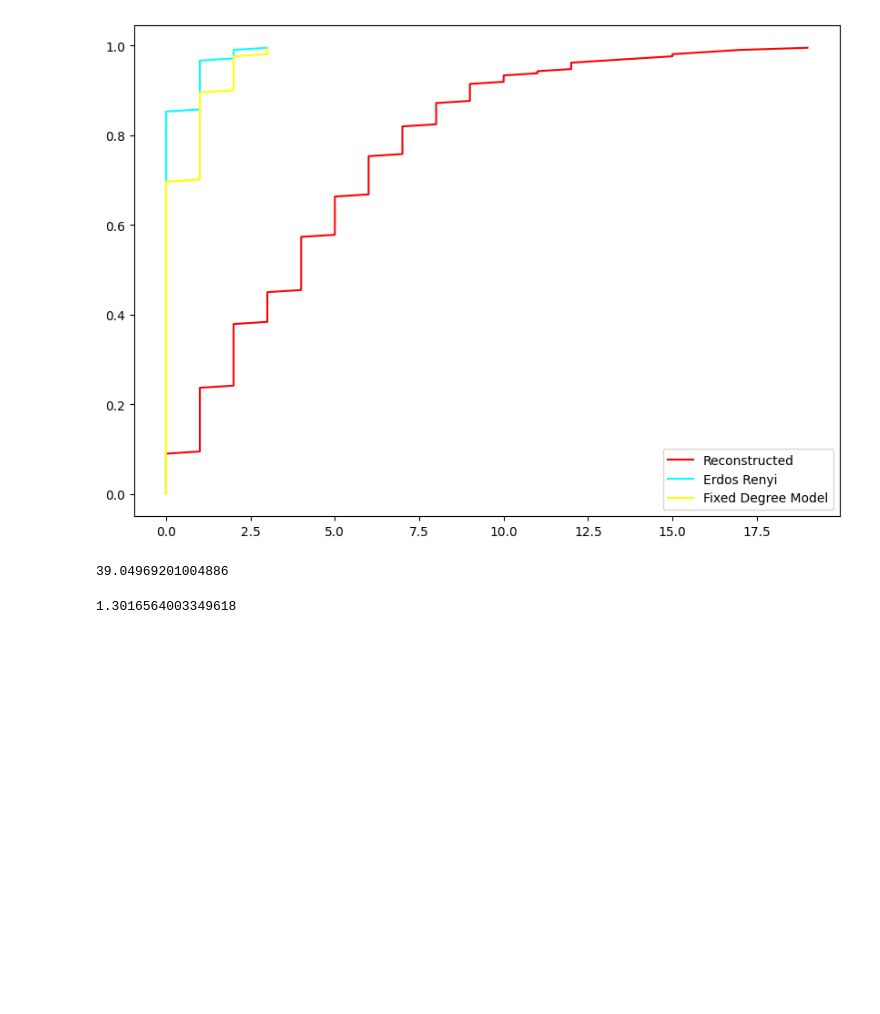
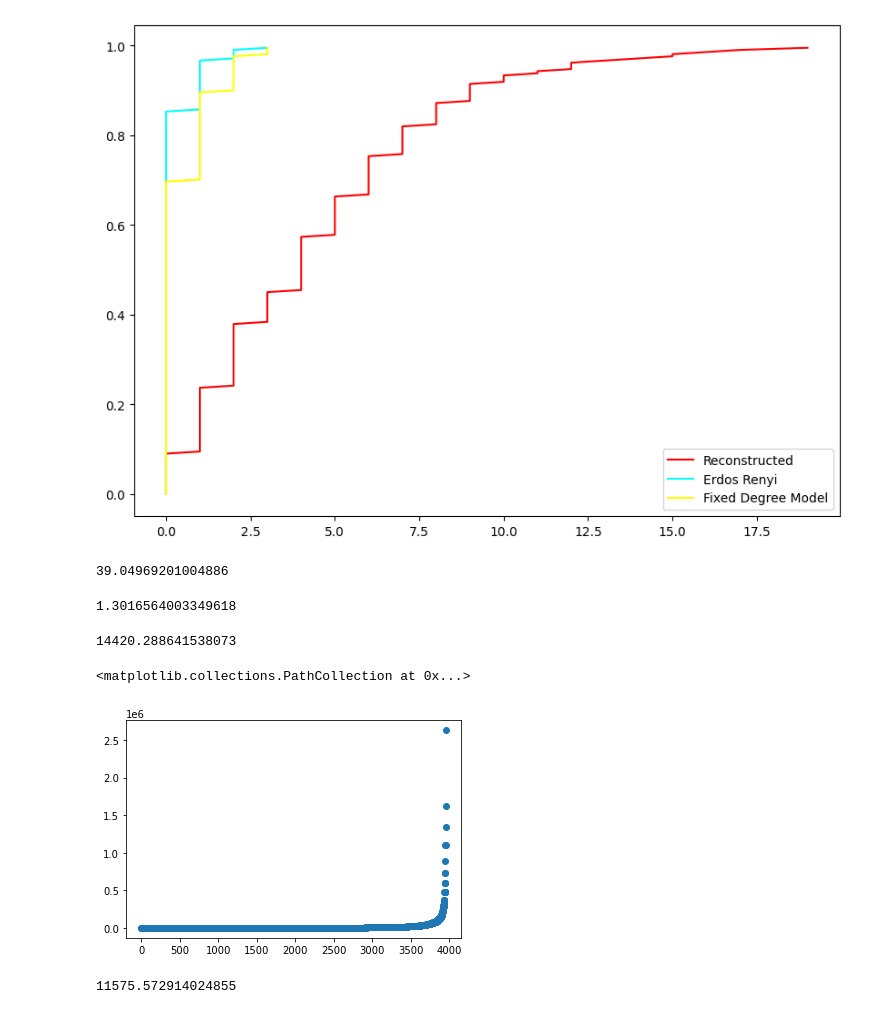
Before and after one commit to ArjunParthasarathy/MF-GrC-Connectivity, a Jupyter notebook: random_graph.ipynb, the cells around one changed output. Drawn from its saved outputs; the diff is of its cells as text; code cells hidden in the pictures; blank space fills up the shorter version.

```diff
--- a/random_graph.ipynb
+++ b/random_graph.ipynb
@@ -13,9 +14,7 @@ def load(networkx_path):
         G = pickle.load(f)
     return G
 
-# Production ready data: './graph_mf_grc_binary_210519.gz'
-# Experimental data (doesn't have same graph format): './graph_mf_grc_synapse_210518_all.gz'
-G = load('../graphs/graph_mf_grc_binary_210519.gz')
+G = load('./graphs/graph_mf_grc_binary_210519.gz')
 # %%
 grc_nodes = [n for n in G.nodes(data=True) if n[1]['cell_type'] == 'grc']
 mf_nodes = [n for n in G.nodes(data=True) if n[1]['cell_type'] == 'mf']
@@ -522,3 +519,35 @@ print(cv)
 (se / mu) * 100
 # %% [output]
 1.3016564003349618
+# %%
+def count_combinations():
+    # Turn distance to nm from um
+    radius = np.mean(dendrite_lengths)
+    permutations_per_grc = []
+    for grc in all_grcs:
+        num_candidates = 0
+        for bouton in all_boutons:
+            if scipy.spatial.distance.euclidean(G.nodes[bouton]['xyz'], G.nodes[grc]['xyz']) <= radius:
+                num_candidates += 1
+        sample_size = G.in_degree(grc)
+        p = scipy.special.comb(num_candidates, sample_size)
+        permutations_per_grc.append(p)
+    return permutations_per_grc
+# %%
+perms = count_combinations()
+# %%
+np.mean(perms)
+# %% [output]
+14420.288641538073
+# %%
+x = np.arange(len(perms))
+y = np.sort(perms)
+plt.scatter(x, y)
+# %% [output]
+<matplotlib.collections.PathCollection at 0x...>
+[figure, added]
+# %%
+# Exclude outliers
+np.mean(y[:-10])
+# %% [output]
+11575.572914024855
```
Also changed, not shown: parts of 4 cells of this notebook, 3 other files.
